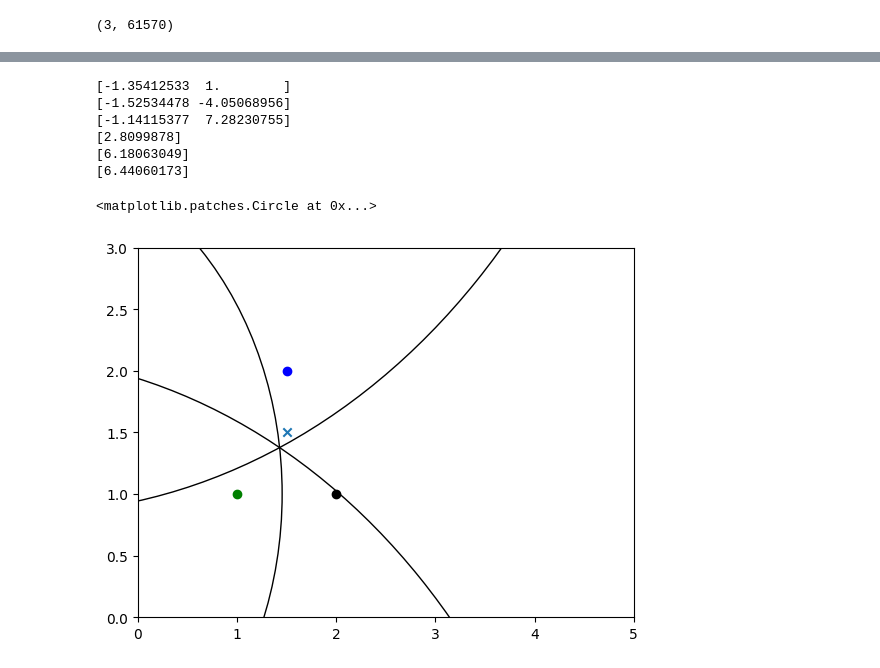
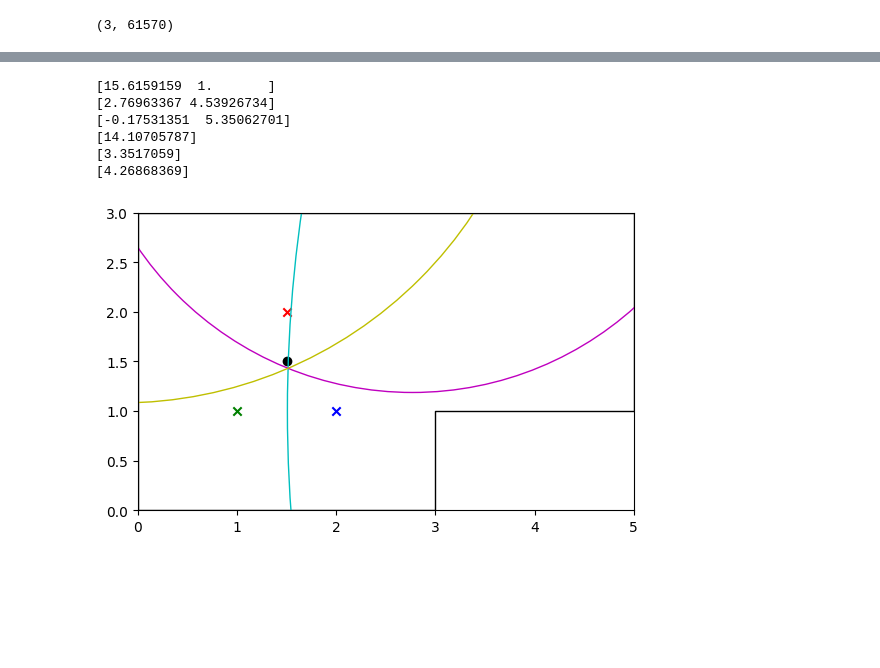
Before and after one commit to mrvtorre/televic-source-localization, a Jupyter notebook: energy-based-localization-PoC.ipynb, the cells around one changed output, grey strips where cells are left out. Cells and saved outputs as stored; diff of their text form; code cells hidden in the pictures; blank space fills up the shorter version.

```diff
--- a/energy-based-localization-PoC.ipynb
+++ b/energy-based-localization-PoC.ipynb
@@ -151,39 +156,44 @@ c12 = (M1 - kappa_12**2 * M2) / (1-kappa_12**2)
 c13 = (M1 - kappa_13**2 * M3) / (1-kappa_13**2)
 c23 = (M3 - kappa_32**2 * M2) / (1-kappa_32**2)
 
-Q12 = kappa_12 * norm(M1 - M2) / (1-kappa_12**2)
-Q13 = kappa_13 * norm(M2 - M3) / (1-kappa_13**2)
-Q23 = kappa_32 * norm(M2 - M3) / (1-kappa_32**2)
+rho_12 = np.abs(kappa_12 * norm(M1 - M2) / (1-kappa_12**2))
+rho_13 = np.abs(kappa_13 * norm(M2 - M3) / (1-kappa_13**2))
+rho_23 = np.abs(kappa_23 * norm(M2 - M3) / (1-kappa_23**2))
 
 print(c12)
 print(c13)
 print(c23)
 
-print(Q12)
-print(Q13)
-print(Q23)
+print(rho_12)
+print(rho_13)
+print(rho_23)
 # %% [output]
-[-1.35412533  1.        ]
-[-1.52534478 -4.05068956]
-[-1.14115377  7.28230755]
-[2.8099878]
-[6.18063049]
-[6.44060173]
+[15.6159159  1.       ]
+[2.76963367 4.53926734]
+[-0.17531351  5.35062701]
+[14.10705787]
+[3.3517059]
+[4.26868369]
 # %%
-fig, ax = plt.subplots(1,1)
+# fig, ax = plt.subplots(1,1)
+# ax.set_xlim([0, 5])
+# ax.set_ylim([0, 3])
+fig, ax = room.plot()
 ax.set_xlim([0, 5])
 ax.set_ylim([0, 3])
-plt.scatter(M1[0], M1[1], c="g")
-plt.scatter(M2[0], M2[1], c="k")
-plt.scatter(M3[0], M3[1], c="b")
-plt.scatter(1.5, 1.5, marker="x")
-circle1 = plt.Circle(c12, Q12, fill=False)
-circle2 = plt.Circle(c13, Q13, fill=False)
-circle3 = plt.Circle(c23, Q23, fill=False)
+
+plt.scatter(M1[0], M1[1], c="g", marker="x")
+plt.scatter(M2[0], M2[1], c="b", marker="x")
+plt.scatter(M3[0], M3[1], c="r", marker="x")
+plt.scatter(1.5, 1.5, marker="o", c="k")
+circle1 = plt.Circle(c12, rho_12, fill=False, color="c")
+circle2 = plt.Circle(c13, rho_13, fill=False, color="m")
+circle3 = plt.Circle(c23, np.abs(rho_23), fill=False, color="y")
 
 ax.add_patch(circle1)
 ax.add_patch(circle2)
 ax.add_patch(circle3)
+
+plt.savefig("hyperplanes.png", dpi=400, bbox_inches='tight')
 # %% [output]
-<matplotlib.patches.Circle at 0x...>
-[figure, old version]
+[figure, new version]
```
Also changed, not shown: parts of 10 cells of this notebook.
